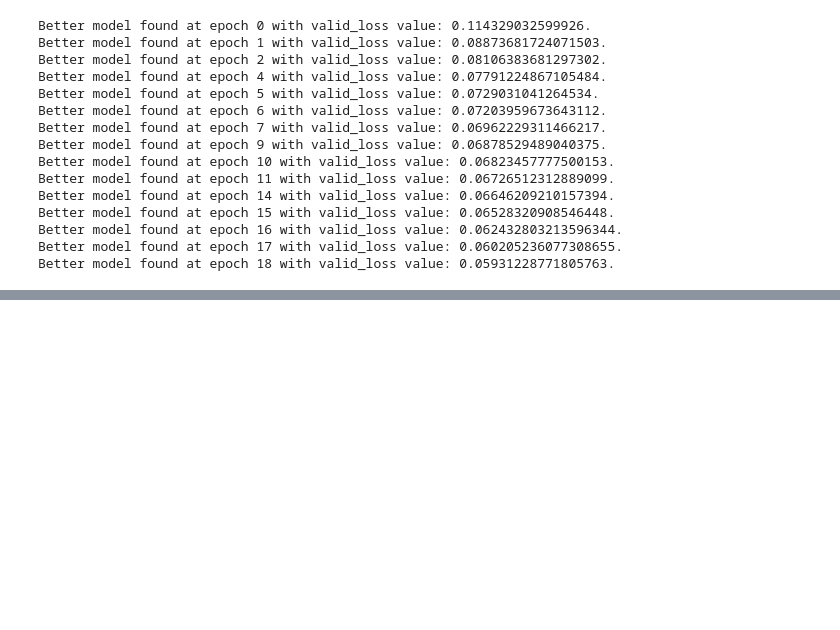
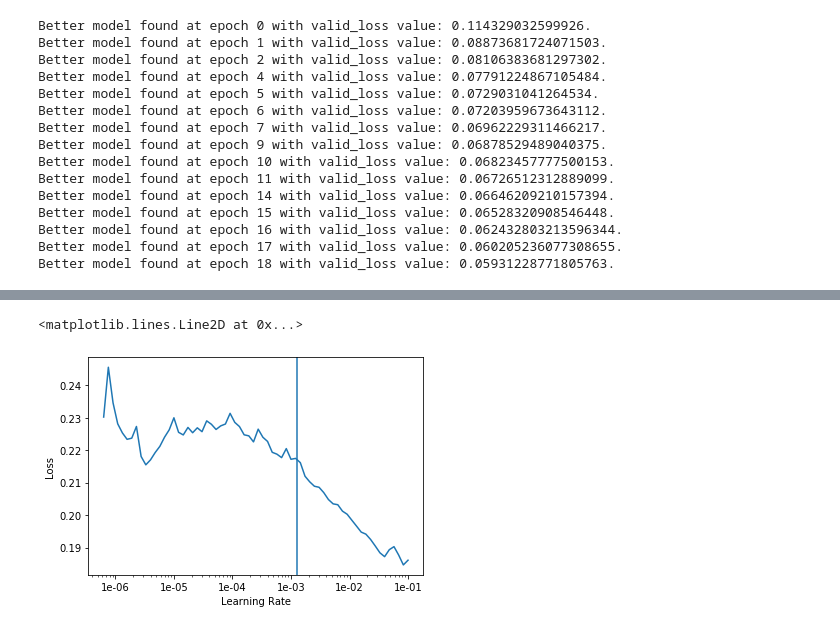
Before and after one commit to DrHB/Intracranial-Hemorrhage-Detection, a Jupyter notebook: EXP_20/EXP_20.ipynb, the cells around one changed output, grey strips where cells are left out. Saved outputs shown, nothing was run; the diff lists cells and outputs as text; code cells hidden in the pictures; blank space fills up the shorter version.

```diff
--- a/EXP_20/EXP_20.ipynb
+++ b/EXP_20/EXP_20.ipynb
@@ -173,0 +175,7 @@ learn.to_fp32();
+# %%
+lr = 1e-2/8
+learn.recorder.plot(skip_end=10)
+plt.axvline(lr)
+# %% [output]
+<matplotlib.lines.Line2D at 0x...>
+[figure, added]
```
Also changed, not shown: parts of 9 cells of this notebook, 9 other files.
